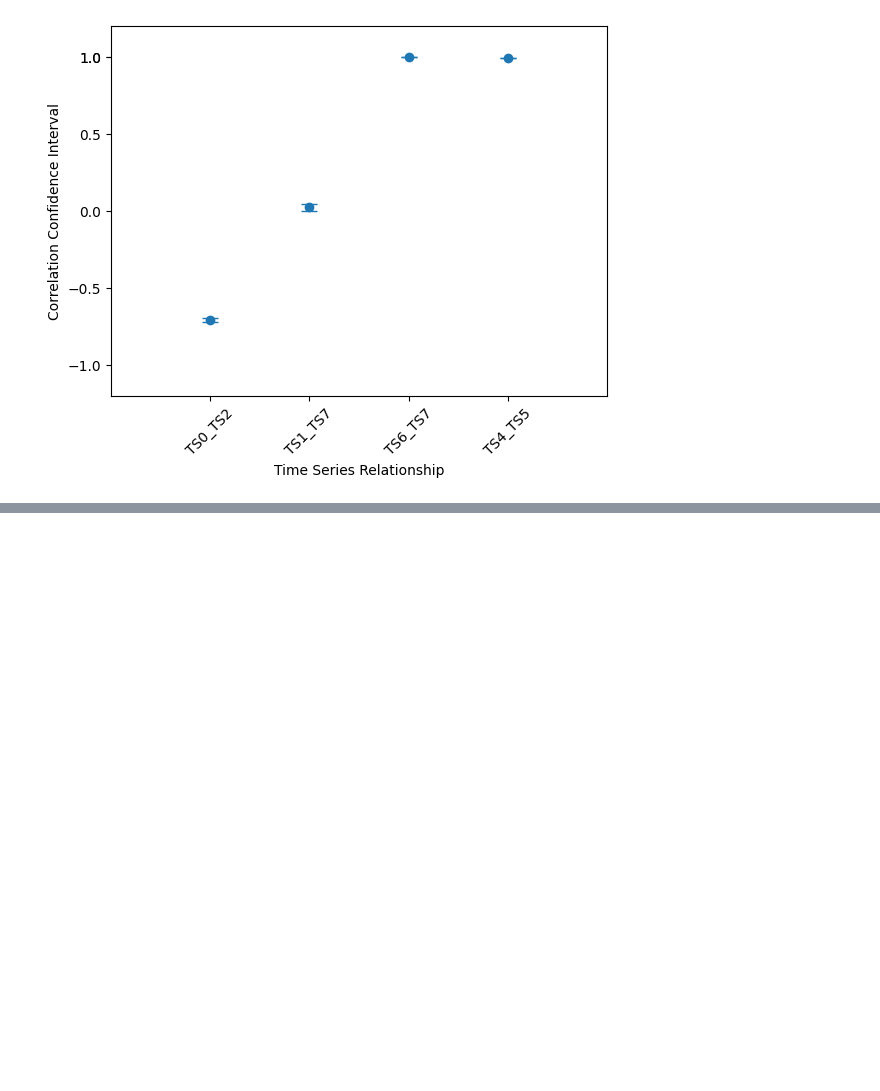
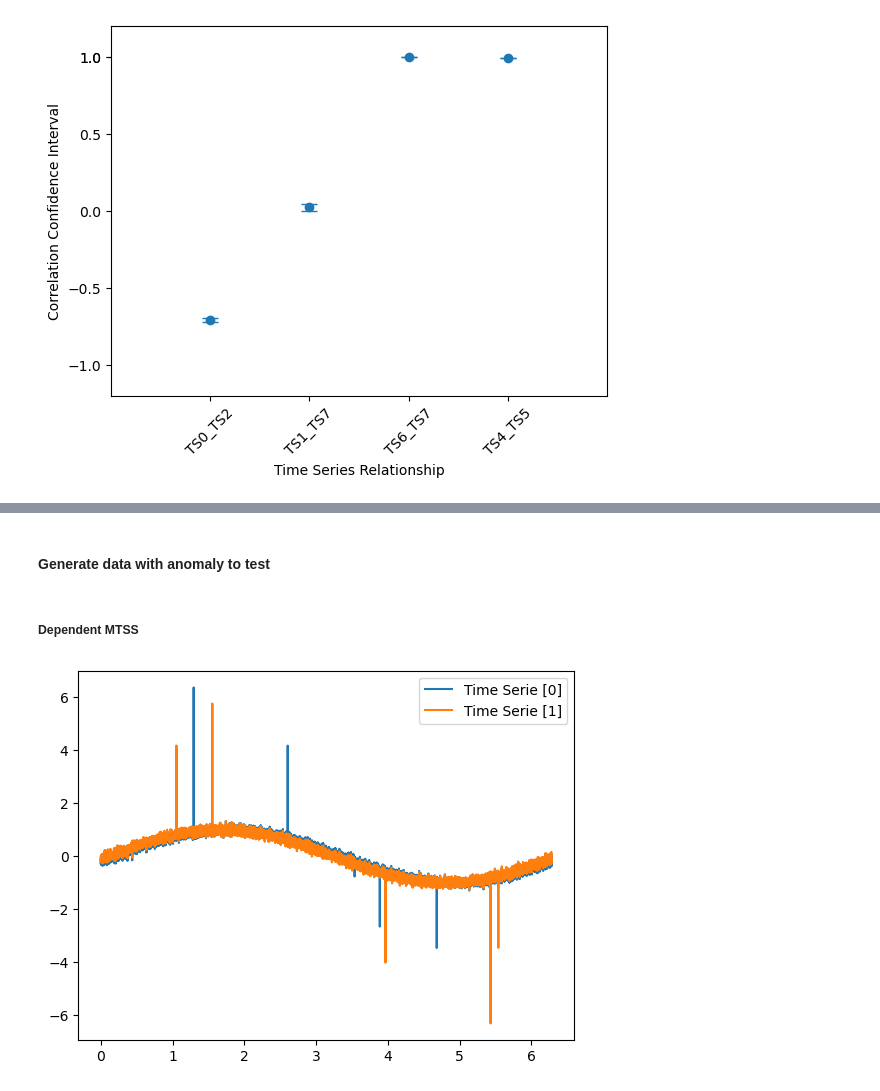
Before and after one commit to CristoferSilva/SyntheticTimeSeriesDataset, a Jupyter notebook: syntheticTimeSeriesDataset.ipynb, the cells around one changed output, grey strips where cells are left out. Cells and saved outputs as stored; diff of their text form; code cells hidden in the pictures; blank space fills up the shorter version.

```diff
--- a/syntheticTimeSeriesDataset.ipynb
+++ b/syntheticTimeSeriesDataset.ipynb
@@ -137,0 +167,11 @@ plt.show()
+# %% [markdown]
+#### Generate data with anomaly to test
+# %% [markdown]
+##### Dependent MTSS
+# %%
+dependent_time_series = tmsg.generate_multiple_time_series_with_noise([time_series[4], time_series[5]])
+dependent_time_series[0],_ = tmsg.put_anomaly_points(time_serie=dependent_time_series[0], amount=5)
+dependent_time_series[1],_ = tmsg.put_anomaly_points(time_serie=dependent_time_series[1], amount=5)
+tmsg.plot_time_series(time_series=dependent_time_series)
+# %% [output]
+[figure, added]
```
Also changed, not shown: parts of 22 cells of this notebook.
